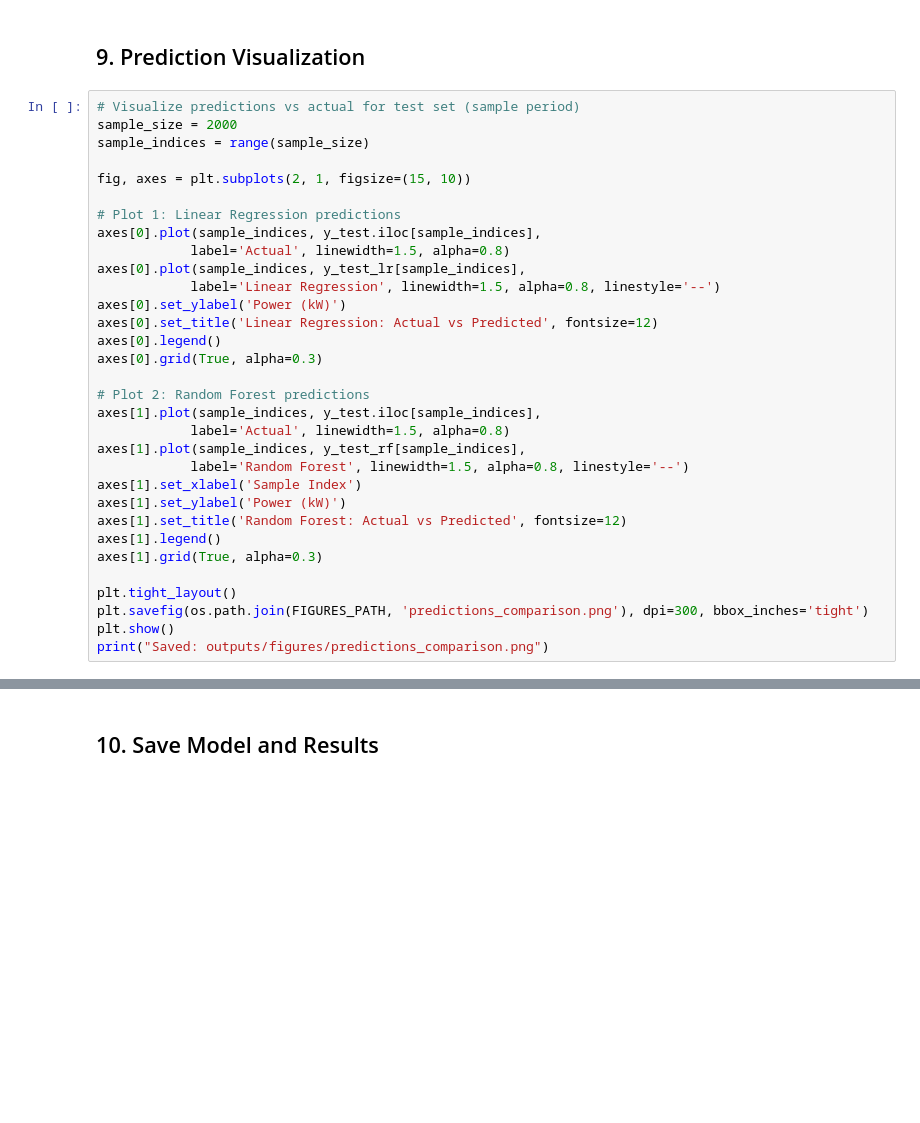
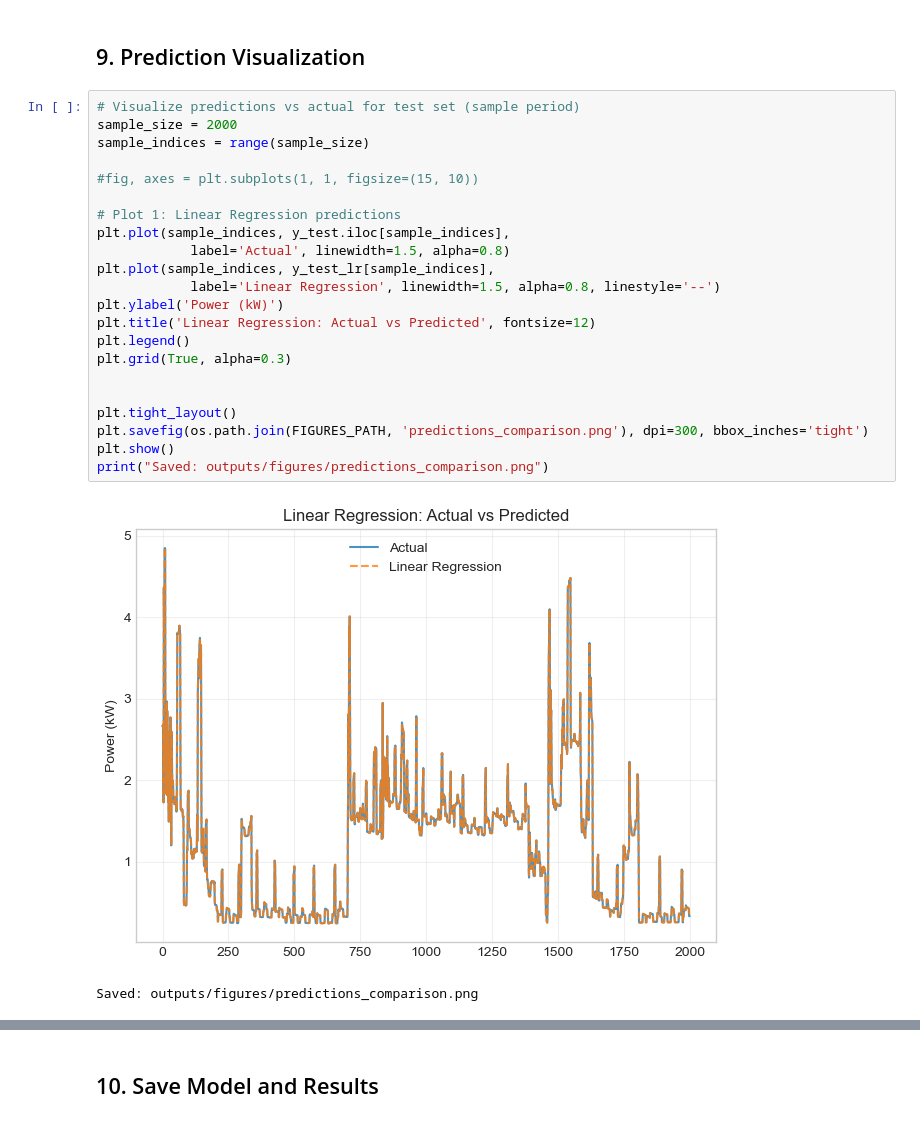
Before and after one commit to saravana-selvaraj-tech/AAI-500-Project, a Jupyter notebook: notebooks/05_modeling_preparation.ipynb, the cells around one changed output, grey strips where cells are left out. Saved outputs shown, nothing was run; the diff lists cells and outputs as text; blank space fills up the shorter version.

Commit message:
Added notebook and its generated output charts for Linear Multiple regression modeling

```diff
--- a/notebooks/05_modeling_preparation.ipynb
+++ b/notebooks/05_modeling_preparation.ipynb
@@ -455,32 +405,25 @@ print("Saved: outputs/figures/feature_importance.png")
 # %%
 # Visualize predictions vs actual for test set (sample period)
 sample_size = 2000
 sample_indices = range(sample_size)
 
-fig, axes = plt.subplots(2, 1, figsize=(15, 10))
+#fig, axes = plt.subplots(1, 1, figsize=(15, 10))
 
 # Plot 1: Linear Regression predictions
-axes[0].plot(sample_indices, y_test.iloc[sample_indices],
+plt.plot(sample_indices, y_test.iloc[sample_indices],
             label='Actual', linewidth=1.5, alpha=0.8)
-axes[0].plot(sample_indices, y_test_lr[sample_indices],
+plt.plot(sample_indices, y_test_lr[sample_indices],
             label='Linear Regression', linewidth=1.5, alpha=0.8, linestyle='--')
-axes[0].set_ylabel('Power (kW)')
-axes[0].set_title('Linear Regression: Actual vs Predicted', fontsize=12)
-axes[0].legend()
-axes[0].grid(True, alpha=0.3)
+plt.ylabel('Power (kW)')
+plt.title('Linear Regression: Actual vs Predicted', fontsize=12)
+plt.legend()
+plt.grid(True, alpha=0.3)
 
-# Plot 2: Random Forest predictions
-axes[1].plot(sample_indices, y_test.iloc[sample_indices],
-            label='Actual', linewidth=1.5, alpha=0.8)
-axes[1].plot(sample_indices, y_test_rf[sample_indices],
-            label='Random Forest', linewidth=1.5, alpha=0.8, linestyle='--')
-axes[1].set_xlabel('Sample Index')
-axes[1].set_ylabel('Power (kW)')
-axes[1].set_title('Random Forest: Actual vs Predicted', fontsize=12)
-axes[1].legend()
-axes[1].grid(True, alpha=0.3)
 
 plt.tight_layout()
 plt.savefig(os.path.join(FIGURES_PATH, 'predictions_comparison.png'), dpi=300, bbox_inches='tight')
 plt.show()
 print("Saved: outputs/figures/predictions_comparison.png")
+# %% [output]
+[figure, added]
+Saved: outputs/figures/predictions_comparison.png
```
Also changed, not shown: parts of 22 cells of this notebook, 15 other files.
